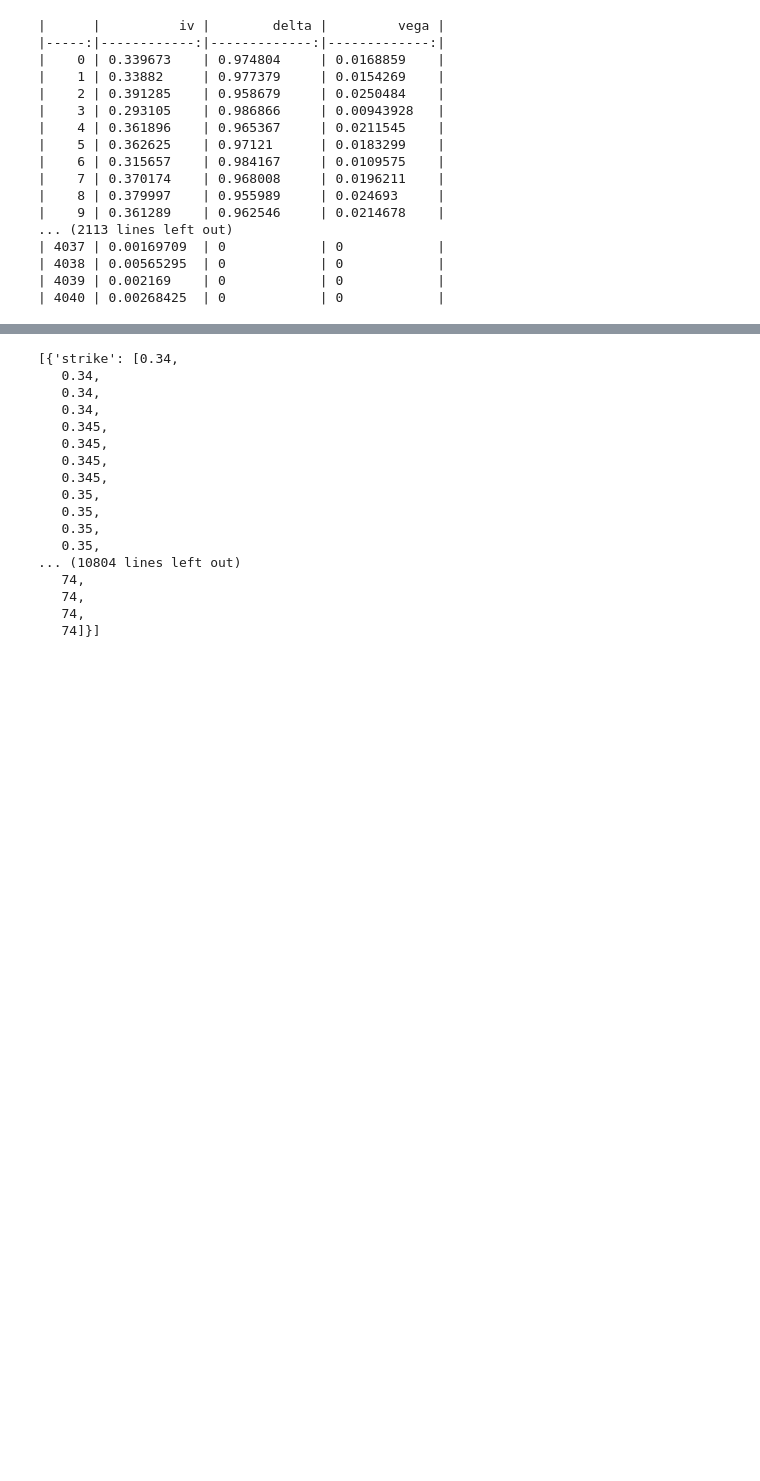
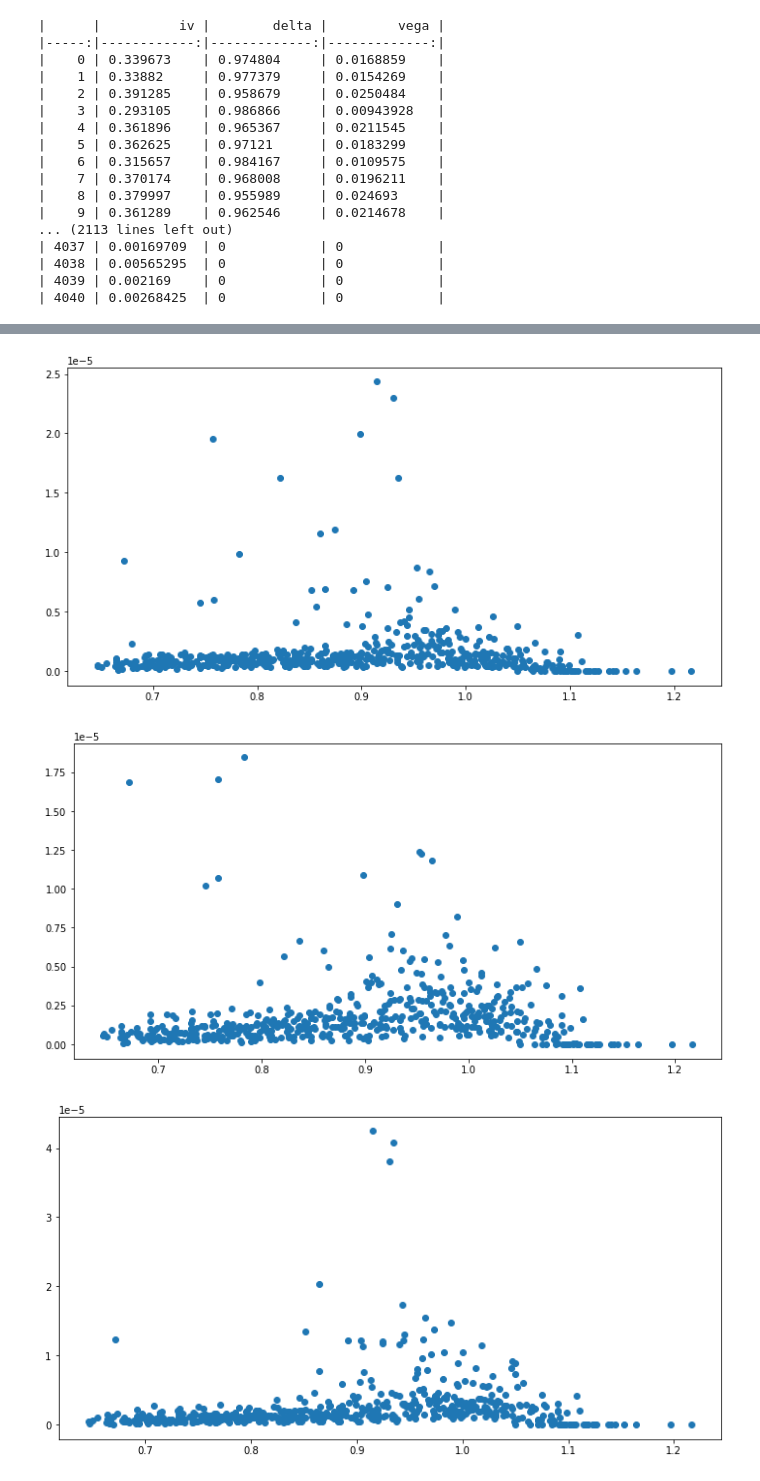
Before and after one commit to JuusoAsd/finaeng1, a Jupyter notebook: assignment_1.ipynb, the cells around one changed output, grey strips where cells are left out. Drawn from its saved outputs; the diff is of its cells as text; code cells hidden in the pictures; blank space fills up the shorter version.

```diff
--- a/assignment_1.ipynb
+++ b/assignment_1.ipynb
@@ -352,20 +407,10 @@ plt.show()
-# %%
-all_obs
-# %% [output]
-[{'strike': [0.34,
-   0.34,
-   0.34,
-   0.34,
-   0.345,
-   0.345,
-   0.345,
-   0.345,
-   0.35,
-   0.35,
-   0.35,
-   0.35,
-... (10804 lines left out)
-   74,
-   74,
-   74,
-   74]}]
+# %%
+"""rebalancing frequency-wise mse to strike graphs"""
+
+for freq in full_df['freq'].unique():
+    data = full_df[full_df['freq'] == freq]
+    to_scatter(data)
+# %% [output]
+[figure, added]
+[figure, added]
+[figure, added]
```
Also changed, not shown: parts of 12 cells of this notebook.
